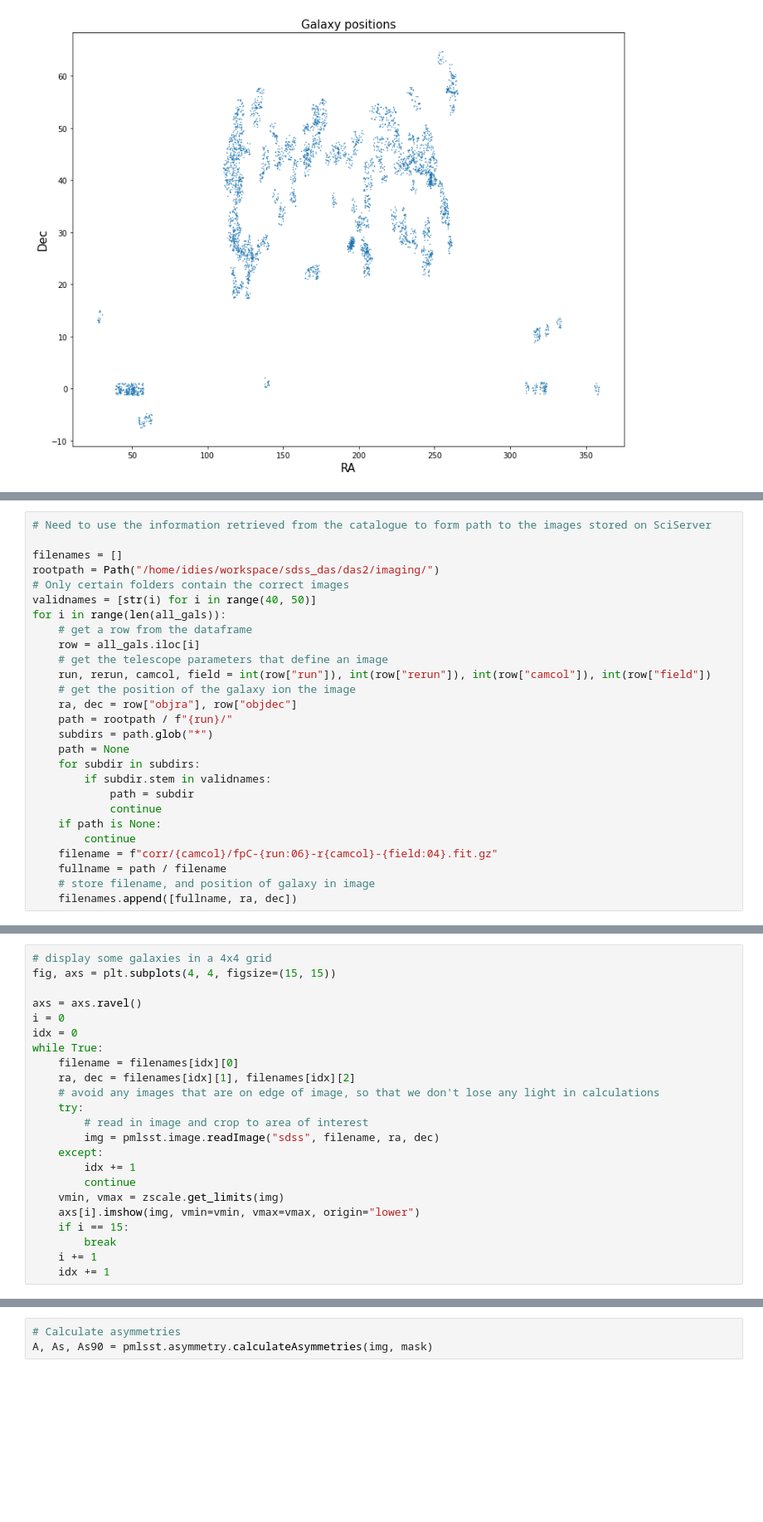
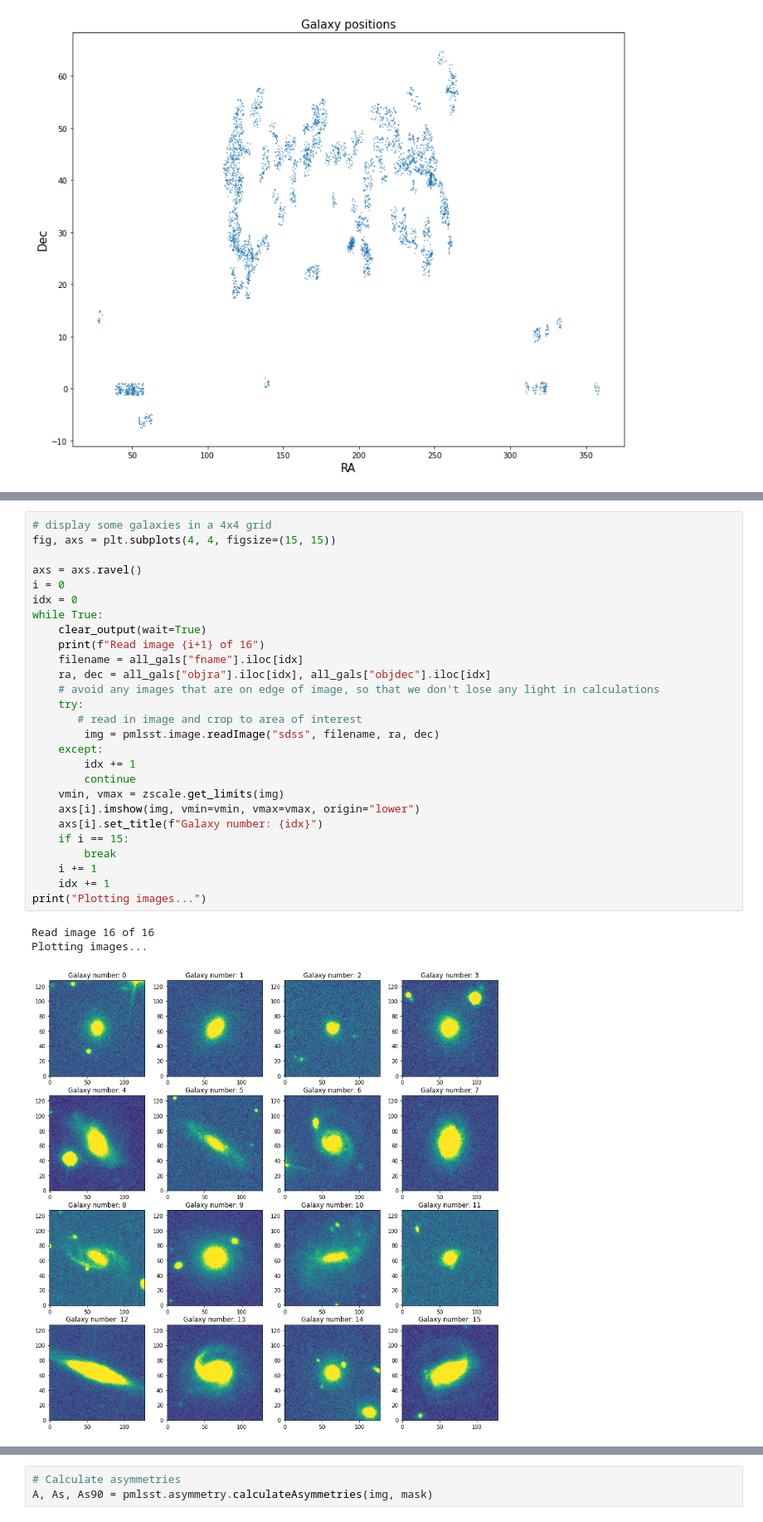
Before and after one commit to lewisfish/PawlikMorph-LSST, a Jupyter notebook: outreach.ipynb, the cells around one changed output, grey strips where cells are left out. Shown at 83% size. Drawn from its saved outputs; the diff is of its cells as text; blank space fills up the shorter version.

```diff
--- a/outreach.ipynb
+++ b/outreach.ipynb
@@ -153,27 +151,0 @@ all_gals.hist(column=["As", "A", "G", "As90", "M20", "S", "C2080", "C5090"],figs
-# %%
-# Need to use the information retrieved from the catalogue to form path to the images stored on SciServer
-
-filenames = []
-rootpath = Path("/home/idies/workspace/sdss_das/das2/imaging/")
-# Only certain folders contain the correct images
-validnames = [str(i) for i in range(40, 50)]
-for i in range(len(all_gals)):
-    # get a row from the dataframe
-    row = all_gals.iloc[i]
-    # get the telescope parameters that define an image
-    run, rerun, camcol, field = int(row["run"]), int(row["rerun"]), int(row["camcol"]), int(row["field"])
-    # get the position of the galaxy ion the image
-    ra, dec = row["objra"], row["objdec"]
-    path = rootpath / f"{run}/"
-    subdirs = path.glob("*")
-    path = None
-    for subdir in subdirs:
-        if subdir.stem in validnames:
-            path = subdir
-            continue
-    if path is None:
-        continue
-    filename = f"corr/{camcol}/fpC-{run:06}-r{camcol}-{field:04}.fit.gz"
-    fullname = path / filename
-    # store filename, and position of galaxy in image
-    filenames.append([fullname, ra, dec])
@@ -180,25 +155,33 @@ for i in range(len(all_gals)):
 # %%
 # display some galaxies in a 4x4 grid
 fig, axs = plt.subplots(4, 4, figsize=(15, 15))
 
 axs = axs.ravel()
 i = 0
 idx = 0
 while True:
-    filename = filenames[idx][0]
-    ra, dec = filenames[idx][1], filenames[idx][2]
+    clear_output(wait=True)
+    print(f"Read image {i+1} of 16")
+    filename = all_gals["fname"].iloc[idx]
+    ra, dec = all_gals["objra"].iloc[idx], all_gals["objdec"].iloc[idx]
     # avoid any images that are on edge of image, so that we don't lose any light in calculations
     try:
-        # read in image and crop to area of interest
+       # read in image and crop to area of interest
         img = pmlsst.image.readImage("sdss", filename, ra, dec)
     except:
         idx += 1
         continue
     vmin, vmax = zscale.get_limits(img)
     axs[i].imshow(img, vmin=vmin, vmax=vmax, origin="lower")
+    axs[i].set_title(f"Galaxy number: {idx}")
     if i == 15:
         break
     i += 1
     idx += 1
+print("Plotting images...")
+# %% [output]
+Read image 16 of 16
+Plotting images...
+[figure, added]
 # %% [markdown]
 ## Show how to process one image before moving onto "big data"
```
Also changed, not shown: parts of 7 cells of this notebook.
